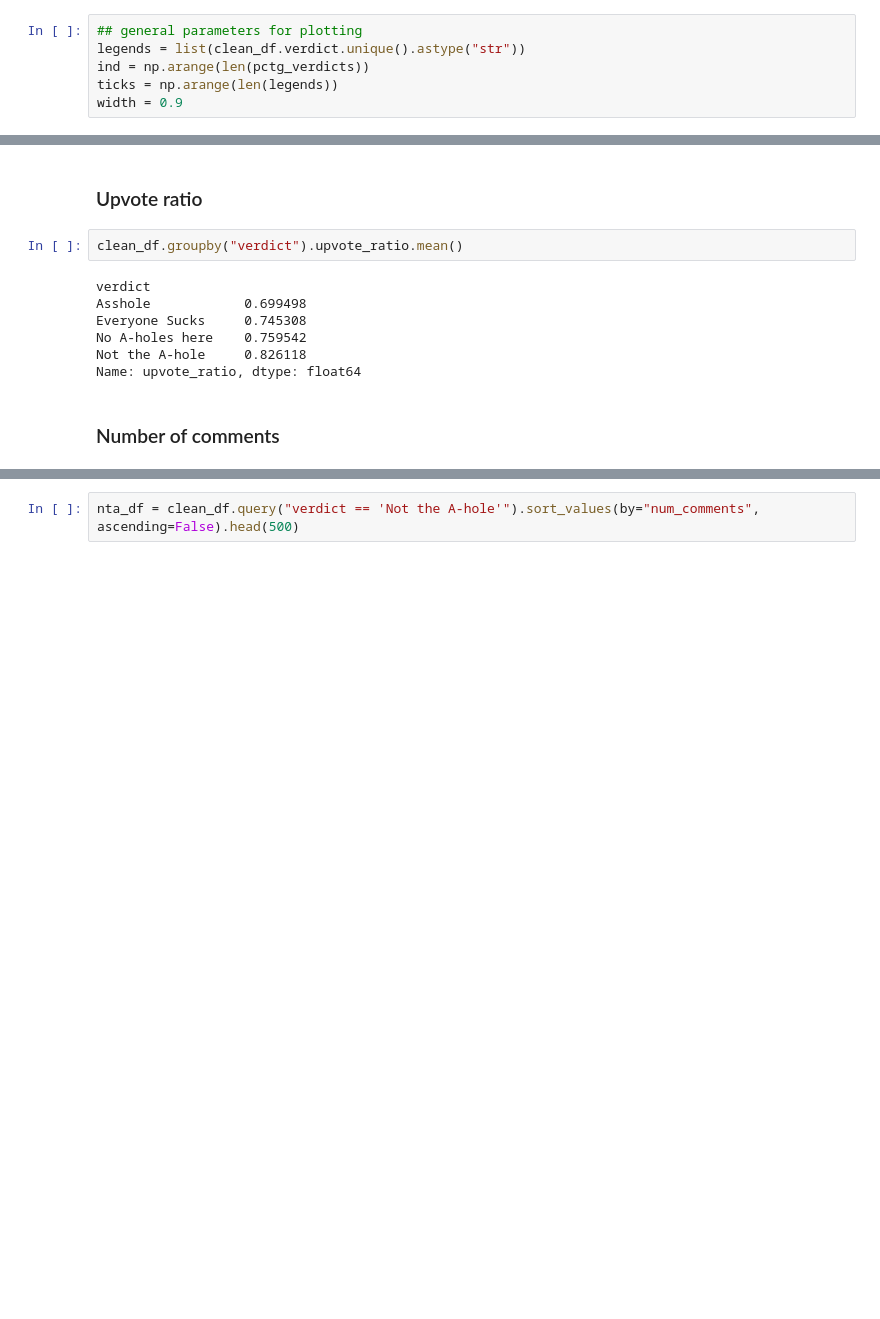
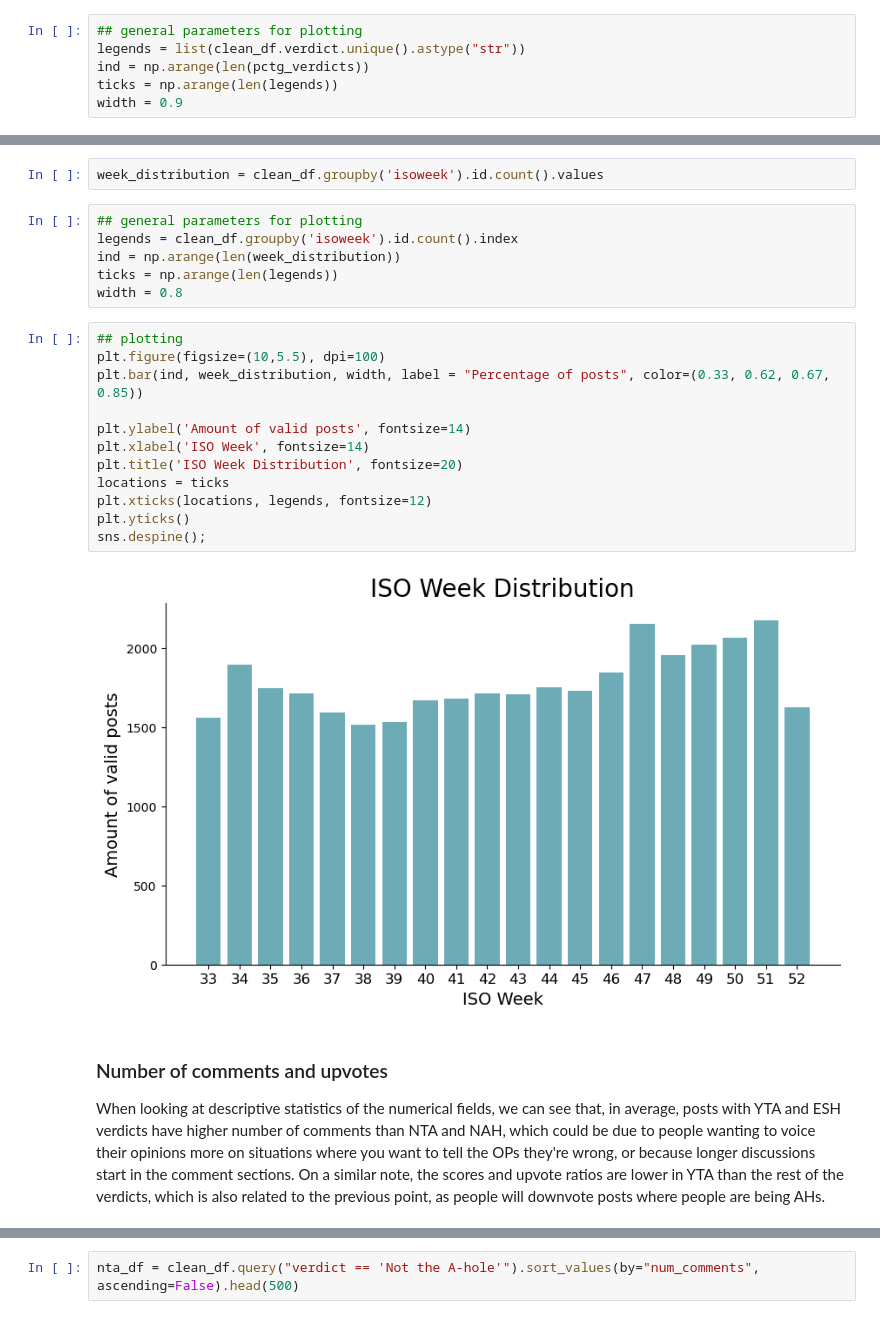
Before and after one commit to lona9/AITA-Predictor, a Jupyter notebook: AITA Predictor.ipynb, the cells around one changed output, grey strips where cells are left out. Saved outputs shown, nothing was run; the diff lists cells and outputs as text; blank space fills up the shorter version.

```diff
--- a/AITA Predictor.ipynb
+++ b/AITA Predictor.ipynb
@@ -238,13 +266,26 @@ sns.despine();
+# %%
+week_distribution = clean_df.groupby('isoweek').id.count().values
+# %%
+## general parameters for plotting
+legends = clean_df.groupby('isoweek').id.count().index
+ind = np.arange(len(week_distribution))
+ticks = np.arange(len(legends))
+width = 0.8
+# %%
+## plotting
+plt.figure(figsize=(10,5.5), dpi=100)
+plt.bar(ind, week_distribution, width, label = "Percentage of posts", color=(0.33, 0.62, 0.67, 0.85))
+
+plt.ylabel('Amount of valid posts', fontsize=14)
+plt.xlabel('ISO Week', fontsize=14)
+plt.title('ISO Week Distribution', fontsize=20)
+locations = ticks
+plt.xticks(locations, legends, fontsize=12)
+plt.yticks()
+sns.despine();
+# %% [output]
+[figure, added]
 # %% [markdown]
-### Upvote ratio
+### Number of comments and upvotes
+
+When looking at descriptive statistics of the numerical fields, we can see that, in average, posts with YTA and ESH verdicts have higher number of comments than NTA and NAH, which could be due to people wanting to voice their opinions more on situations where you want to tell the OPs they're wrong, or because longer discussions start in the comment sections. On a similar note, the scores and upvote ratios are lower in YTA than the rest of the verdicts, which is also related to the previous point, as people will downvote posts where people are being AHs.
-# %%
-clean_df.groupby("verdict").upvote_ratio.mean()
-# %% [output]
-verdict
-Asshole            0.699498
-Everyone Sucks     0.745308
-No A-holes here    0.759542
-Not the A-hole     0.826118
-Name: upvote_ratio, dtype: float64
-# %% [markdown]
-### Number of comments
```
Also changed, not shown: parts of 35 cells of this notebook, 2 other files.
